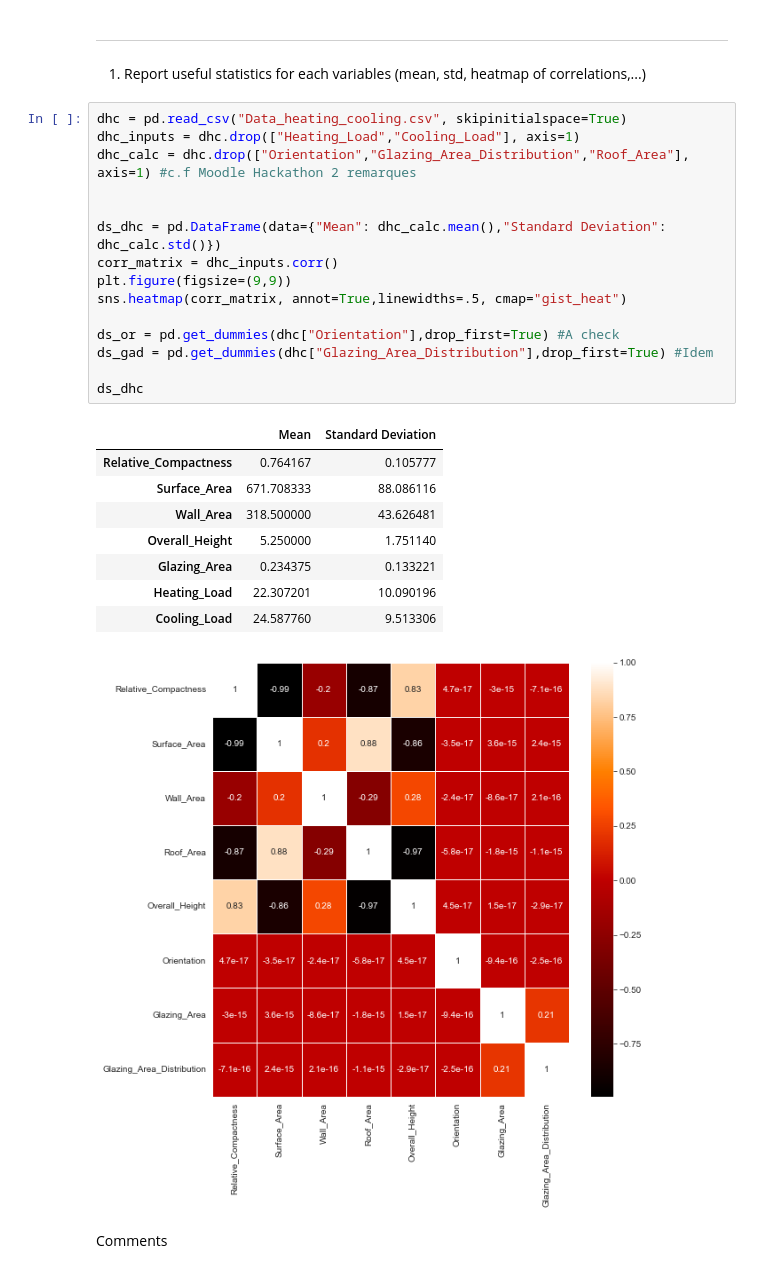
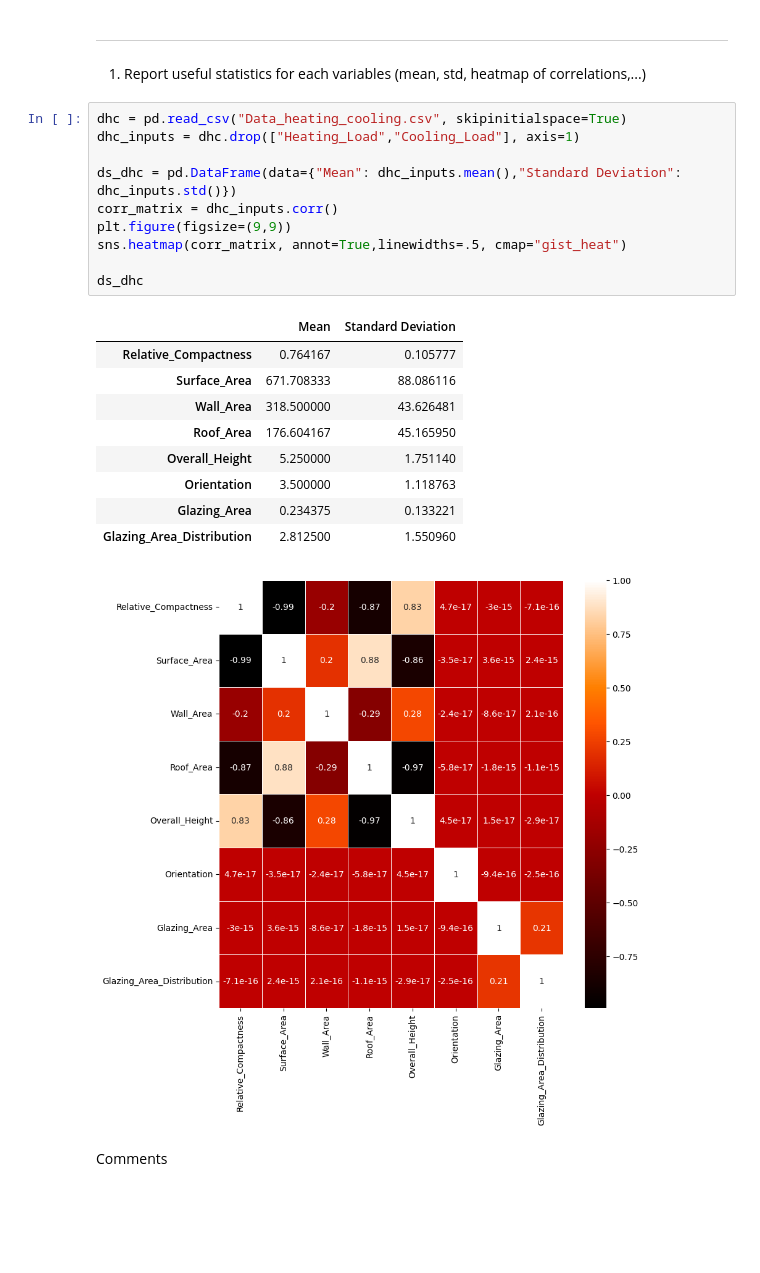
Before and after one commit to Emilevillette/LEPL1109-Hackatons, a Jupyter notebook: Hackaton 2/hackathon2_without_code.ipynb, the cells around one changed output. Cells and saved outputs as stored; diff of their text form; blank space fills up the shorter version.

```diff
--- a/Hackaton 2/hackathon2_without_code.ipynb
+++ b/Hackaton 2/hackathon2_without_code.ipynb
@@ -57,28 +57,24 @@ import seaborn as sns
 # %%
 dhc = pd.read_csv("Data_heating_cooling.csv", skipinitialspace=True)
 dhc_inputs = dhc.drop(["Heating_Load","Cooling_Load"], axis=1)
-dhc_calc = dhc.drop(["Orientation","Glazing_Area_Distribution","Roof_Area"], axis=1) #c.f Moodle Hackathon 2 remarques
 
-
-ds_dhc = pd.DataFrame(data={"Mean": dhc_calc.mean(),"Standard Deviation": dhc_calc.std()})
+ds_dhc = pd.DataFrame(data={"Mean": dhc_inputs.mean(),"Standard Deviation": dhc_inputs.std()})
 corr_matrix = dhc_inputs.corr()
 plt.figure(figsize=(9,9))
 sns.heatmap(corr_matrix, annot=True,linewidths=.5, cmap="gist_heat")
 
-ds_or = pd.get_dummies(dhc["Orientation"],drop_first=True) #A check
-ds_gad = pd.get_dummies(dhc["Glazing_Area_Distribution"],drop_first=True) #Idem
-
 ds_dhc
 # %% [output]
 |  | Mean | Standard Deviation |
 | Relative_Compactness | 0.764167 | 0.105777 |
 | Surface_Area | 671.708333 | 88.086116 |
 | Wall_Area | 318.500000 | 43.626481 |
+| Roof_Area | 176.604167 | 45.165950 |
 | Overall_Height | 5.250000 | 1.751140 |
+| Orientation | 3.500000 | 1.118763 |
 | Glazing_Area | 0.234375 | 0.133221 |
-| Heating_Load | 22.307201 | 10.090196 |
-| Cooling_Load | 24.587760 | 9.513306 |
+| Glazing_Area_Distribution | 2.812500 | 1.550960 |
-[figure, old version]
+[figure, new version]
 # %% [markdown]
 Comments
 # %% [markdown]
```
Also changed, not shown: parts of 6 cells of this notebook.
